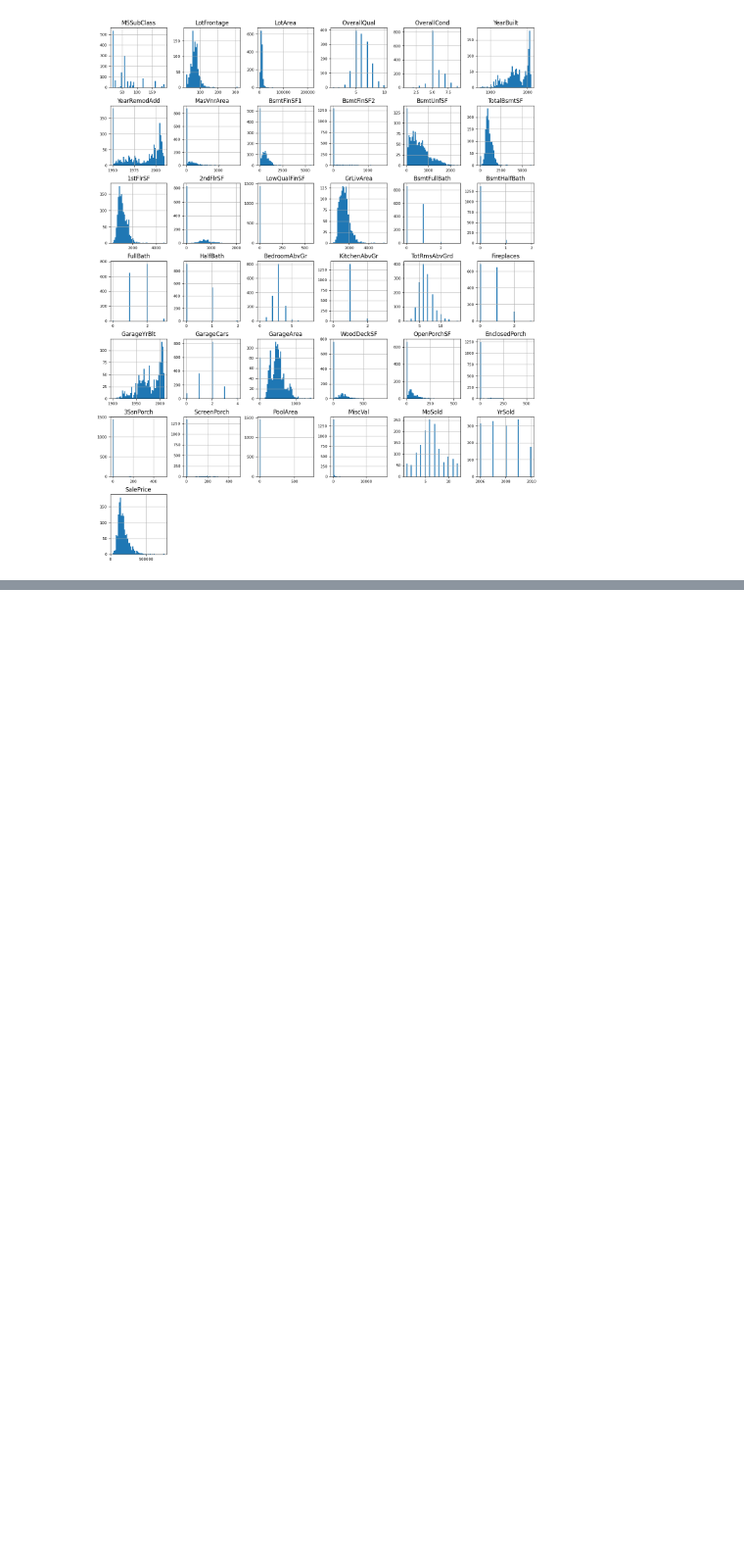
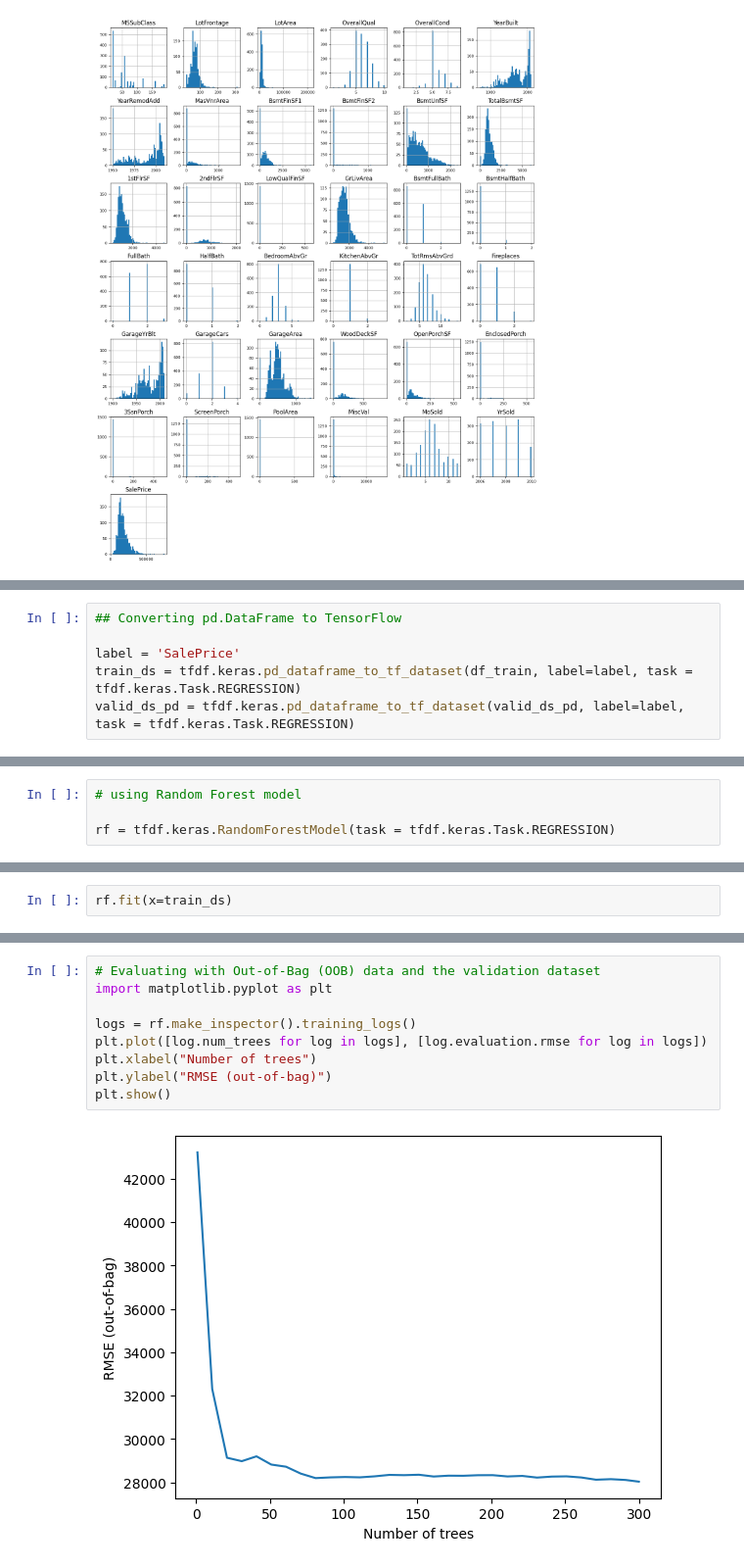
Before and after one commit to danielfernandesp/Kaggle-Competitions, a Jupyter notebook: main.ipynb, the cells around one changed output, grey strips where cells are left out. Shown: that part at 98% size. Cells and saved outputs as stored; diff of their text form; blank space fills up the shorter version.

Commit message:
added RSME and Inspector

```diff
--- a/main.ipynb
+++ b/main.ipynb
@@ -119,0 +140,6 @@ array([[<Axes: title={'center': 'MSSubClass'}>,
+# %%
+## Converting pd.DataFrame to TensorFlow
+
+label = 'SalePrice'
+train_ds = tfdf.keras.pd_dataframe_to_tf_dataset(df_train, label=label, task = tfdf.keras.Task.REGRESSION)
+valid_ds_pd = tfdf.keras.pd_dataframe_to_tf_dataset(valid_ds_pd, label=label, task = tfdf.keras.Task.REGRESSION)
@@ -119,0 +155,4 @@ array([[<Axes: title={'center': 'MSSubClass'}>,
+# %%
+# using Random Forest model
+
+rf = tfdf.keras.RandomForestModel(task = tfdf.keras.Task.REGRESSION)
@@ -119,0 +161,2 @@ array([[<Axes: title={'center': 'MSSubClass'}>,
+# %%
+rf.fit(x=train_ds)
@@ -119,0 +192,11 @@ array([[<Axes: title={'center': 'MSSubClass'}>,
+# %%
+# Evaluating with Out-of-Bag (OOB) data and the validation dataset
+import matplotlib.pyplot as plt
+
+logs = rf.make_inspector().training_logs()
+plt.plot([log.num_trees for log in logs], [log.evaluation.rmse for log in logs])
+plt.xlabel("Number of trees")
+plt.ylabel("RMSE (out-of-bag)")
+plt.show()
+# %% [output]
+[figure, added]
```
Also changed, not shown: parts of 13 cells of this notebook.
